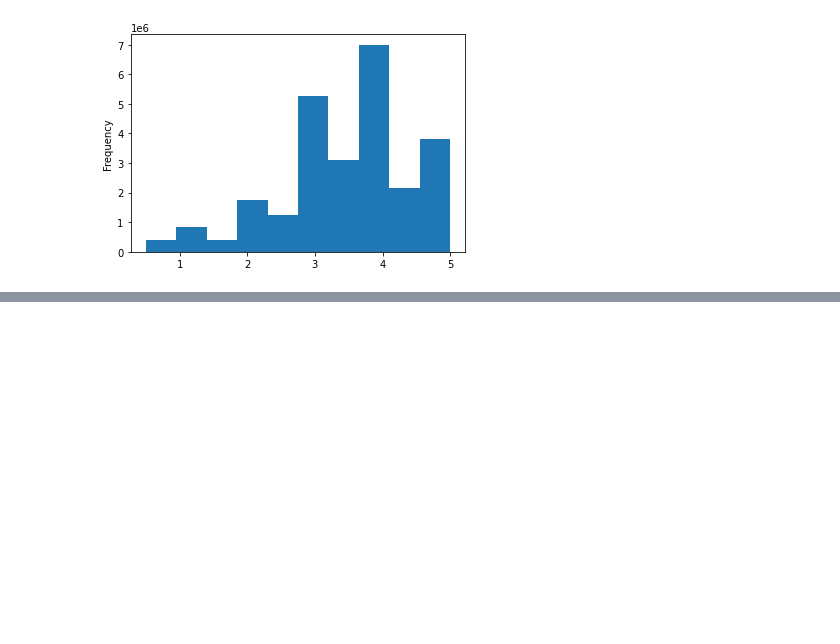
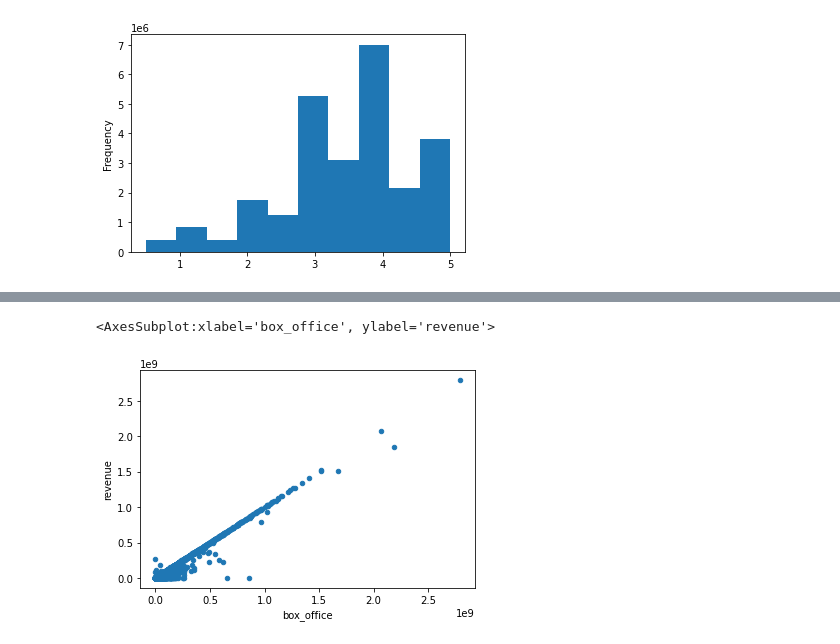
Before and after one commit to teruki-i/Movies-ETL, a Jupyter notebook: Movies_ETL.ipynb, the cells around one changed output, grey strips where cells are left out. Cells and saved outputs as stored; diff of their text form; code cells hidden in the pictures; blank space fills up the shorter version.

```diff
--- a/Movies_ETL.ipynb
+++ b/Movies_ETL.ipynb
@@ -828,0 +907,6 @@ Name: rating, dtype: float64
+# %%
+# scatter plot to compare box office per Kaggle and per Wikipedia
+movies_df.fillna(0).plot(x='box_office', y='revenue', kind='scatter')
+# %% [output]
+<AxesSubplot:xlabel='box_office', ylabel='revenue'>
+[figure, added]
```
Also changed, not shown: parts of 26 cells of this notebook.
